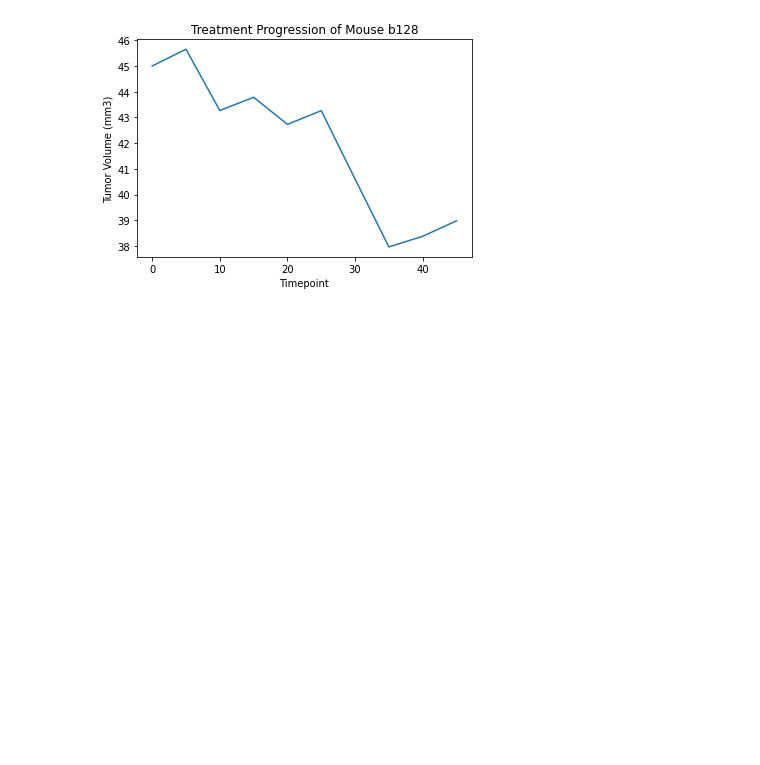
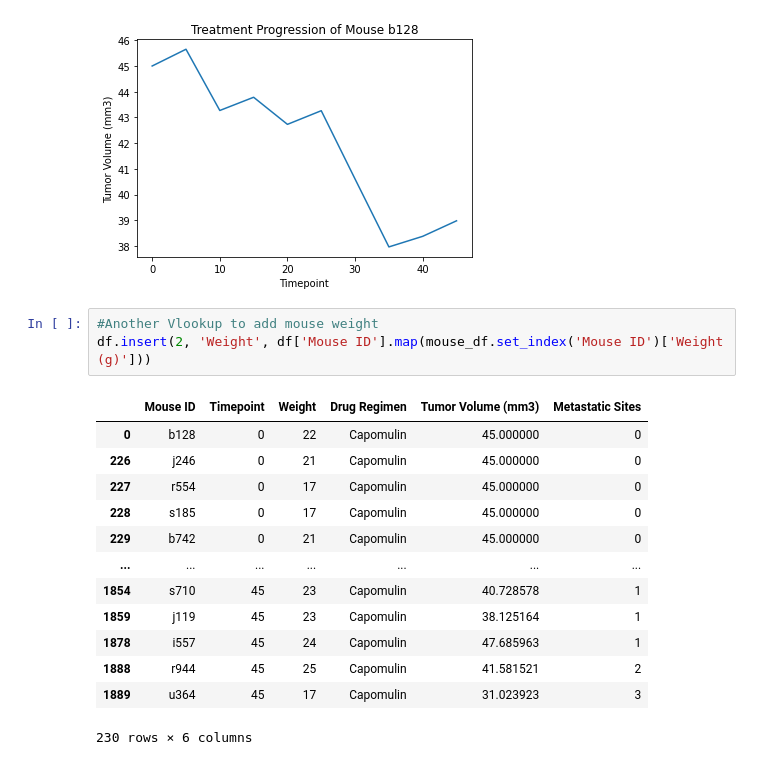
Before and after one commit to habrasek/matplotlib-challenge, a Jupyter notebook: Main.ipynb, the cells around one changed output. Saved outputs shown, nothing was run; the diff lists cells and outputs as text; blank space fills up the shorter version.

```diff
--- a/Main.ipynb
+++ b/Main.ipynb
@@ -170,3 +170,20 @@ plt.ylabel('Tumor Volume (mm3)')
 plt.show()
 # %% [output]
 [figure]
+# %%
+#Another Vlookup to add mouse weight
+df.insert(2, 'Weight', df['Mouse ID'].map(mouse_df.set_index('Mouse ID')['Weight (g)']))
+# %% [output]
+|  | Mouse ID | Timepoint | Weight | Drug Regimen | Tumor Volume (mm3) | Metastatic Sites |
+| 0 | b128 | 0 | 22 | Capomulin | 45.000000 | 0 |
+| 226 | j246 | 0 | 21 | Capomulin | 45.000000 | 0 |
+| 227 | r554 | 0 | 17 | Capomulin | 45.000000 | 0 |
+| 228 | s185 | 0 | 17 | Capomulin | 45.000000 | 0 |
+| 229 | b742 | 0 | 21 | Capomulin | 45.000000 | 0 |
+| ... | ... | ... | ... | ... | ... | ... |
+| 1854 | s710 | 45 | 23 | Capomulin | 40.728578 | 1 |
+| 1859 | j119 | 45 | 23 | Capomulin | 38.125164 | 1 |
+| 1878 | i557 | 45 | 24 | Capomulin | 47.685963 | 1 |
+| 1888 | r944 | 45 | 25 | Capomulin | 41.581521 | 2 |
+| 1889 | u364 | 45 | 17 | Capomulin | 31.023923 | 3 |
+230 rows × 6 columns
```
Also changed, not shown: parts of 1 cell of this notebook.
